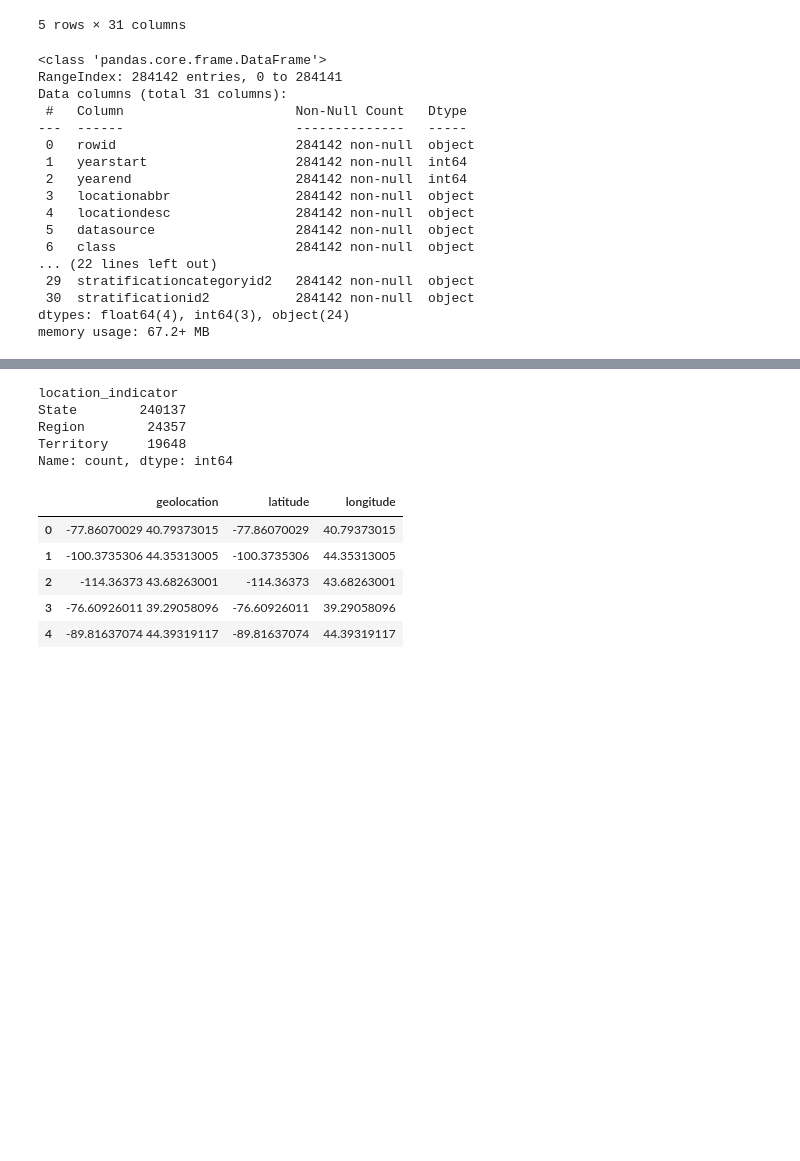
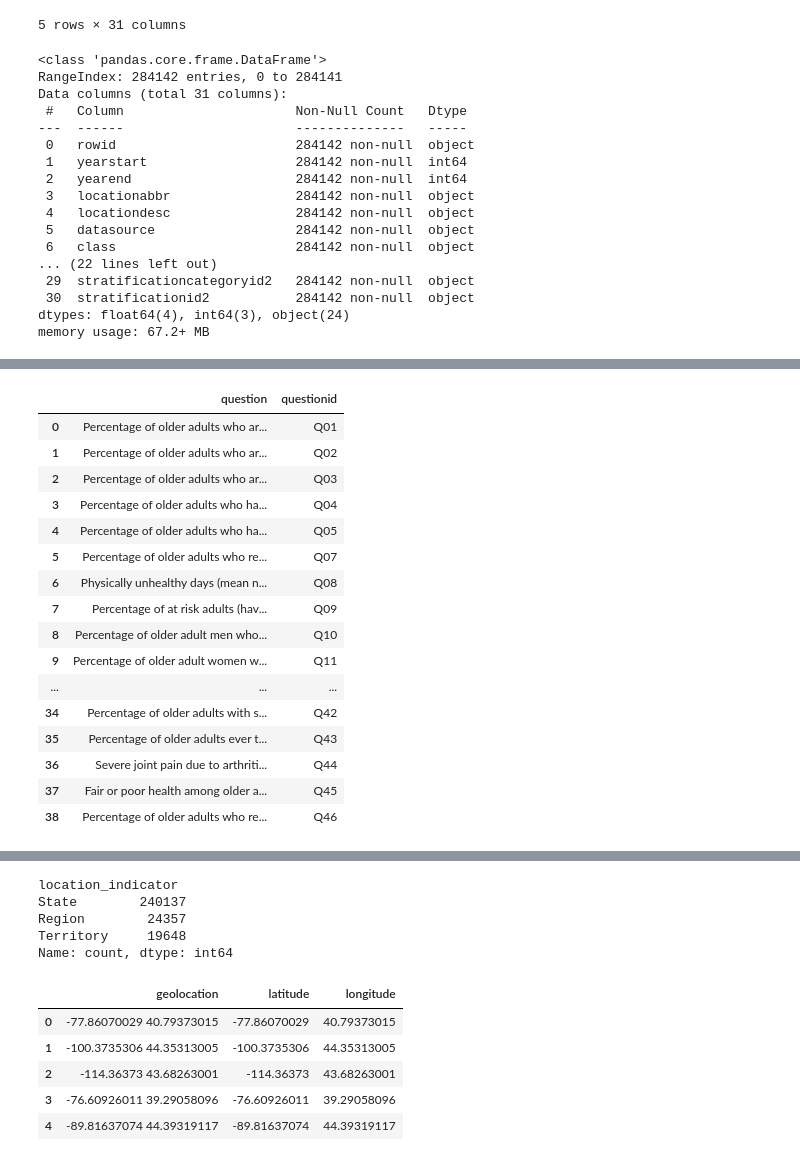
Before and after one commit to WulfNovak/python_data_cleaning, a Jupyter notebook: alz_health_data_clean.ipynb, the cells around one changed output, grey strips where cells are left out. Cells and saved outputs as stored; diff of their text form; code cells hidden in the pictures; blank space fills up the shorter version.

```diff
--- a/alz_health_data_clean.ipynb
+++ b/alz_health_data_clean.ipynb
@@ -128,5 +127,5 @@ This will be updated over the course of analysis. Considerations are secondary t
 # %%
-# This needs to be changed from lists to NumPy - perhaps move to different script
+# Lists to Numpy?
 
 class unique_categories:
 
@@ -177,7 +176,7 @@ class unique_categories:
             add_na = add_na + sum_na
 
         for i, key in enumerate(category_dict):
-            category_dict[key].extend(['NA'] * add_na[i])
+            category_dict[key].extend([np.nan] * add_na[i])
 
         return category_dict
 
@@ -224,3 +215,31 @@ all_categories = category_info.category_df() # takes eternity due to nested loop
+# %%
+# distinct catgories for each feature
+category_info = unique_categories(alz_messy, category_features)
+all_categories = category_info.category_df()
+
+# Viewing questions to better understand study
+questions_only = (all_categories[['question', 'questionid']].dropna()
+                  .sort_values('questionid')
+                  .reset_index(drop=True))
+questions_only
+# %% [output]
+|  | question | questionid |
+| 0 | Percentage of older adults who ar... | Q01 |
+| 1 | Percentage of older adults who ar... | Q02 |
+| 2 | Percentage of older adults who ar... | Q03 |
+| 3 | Percentage of older adults who ha... | Q04 |
+| 4 | Percentage of older adults who ha... | Q05 |
+| 5 | Percentage of older adults who re... | Q07 |
+| 6 | Physically unhealthy days (mean n... | Q08 |
+| 7 | Percentage of at risk adults (hav... | Q09 |
+| 8 | Percentage of older adult men who... | Q10 |
+| 9 | Percentage of older adult women w... | Q11 |
+| ... | ... | ... |
+| 34 | Percentage of older adults with s... | Q42 |
+| 35 | Percentage of older adults ever t... | Q43 |
+| 36 | Severe joint pain due to arthriti... | Q44 |
+| 37 | Fair or poor health among older a... | Q45 |
+| 38 | Percentage of older adults who re... | Q46 |
 # %%
 # Does year start always equal year end?
 # need to ensure that when grouping by year we are grouping by the same time periods
```
Also changed, not shown: parts of 16 cells of this notebook.
